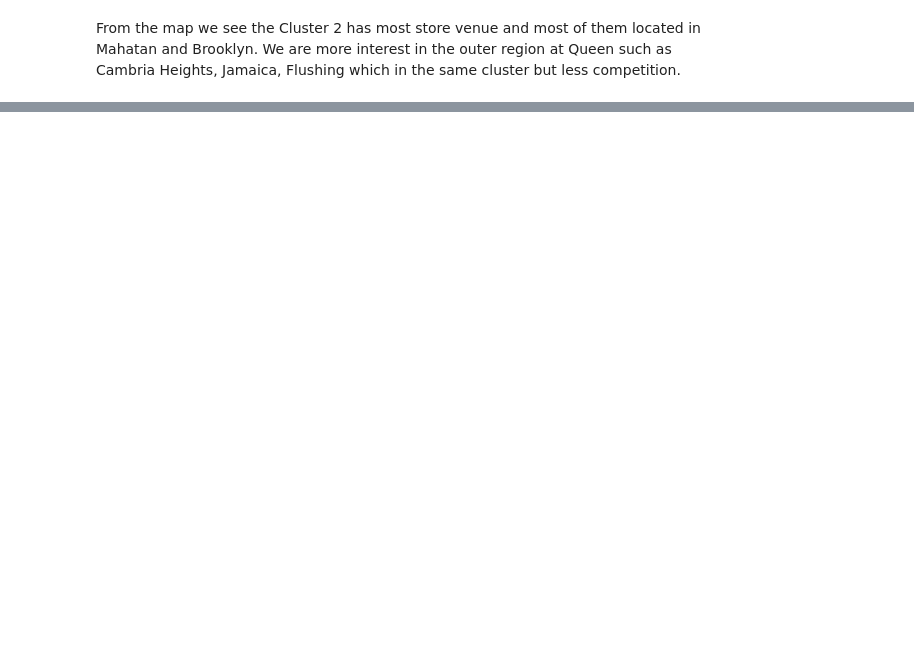
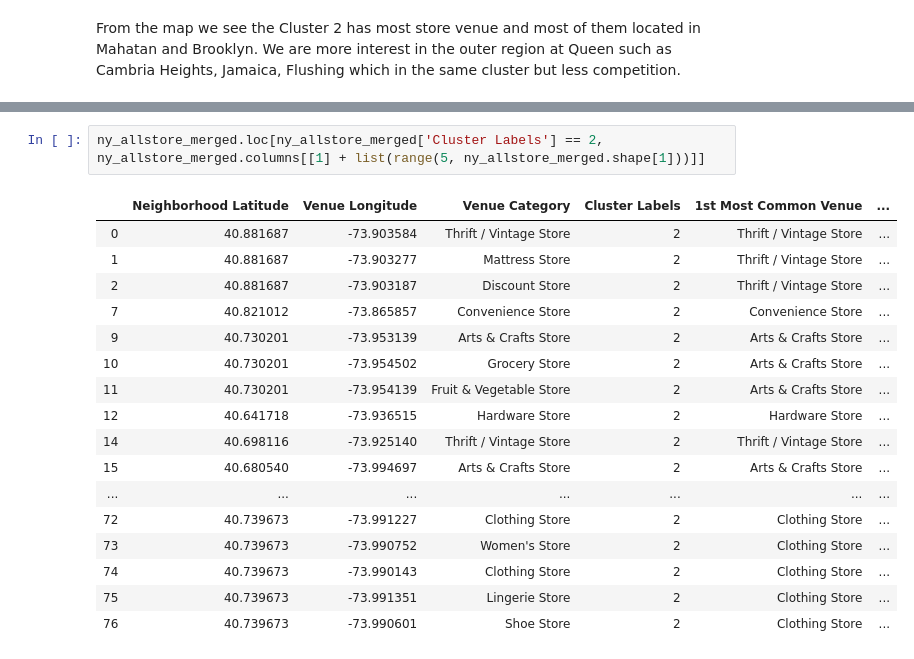
Before and after one commit to Quan-Dang-PM/Coursera_Capstone, a Jupyter notebook: The Battle of Neighborhoods (Week 4).ipynb, the cells around one changed output, grey strips where cells are left out. Drawn from its saved outputs; the diff is of its cells as text; blank space fills up the shorter version.

```diff
--- a/The Battle of Neighborhoods (Week 4).ipynb
+++ b/The Battle of Neighborhoods (Week 4).ipynb
@@ -418,0 +433,20 @@ From the map we see the Cluster 2 has most store venue and most of them located
+# %%
+ny_allstore_merged.loc[ny_allstore_merged['Cluster Labels'] == 2, ny_allstore_merged.columns[[1] + list(range(5, ny_allstore_merged.shape[1]))]]
+# %% [output]
+|  | Neighborhood Latitude | Venue Longitude | Venue Category | Cluster Labels | 1st Most Common Venue | ... |
+| 0 | 40.881687 | -73.903584 | Thrift / Vintage Store | 2 | Thrift / Vintage Store | ... |
+| 1 | 40.881687 | -73.903277 | Mattress Store | 2 | Thrift / Vintage Store | ... |
+| 2 | 40.881687 | -73.903187 | Discount Store | 2 | Thrift / Vintage Store | ... |
+| 7 | 40.821012 | -73.865857 | Convenience Store | 2 | Convenience Store | ... |
+| 9 | 40.730201 | -73.953139 | Arts & Crafts Store | 2 | Arts & Crafts Store | ... |
+| 10 | 40.730201 | -73.954502 | Grocery Store | 2 | Arts & Crafts Store | ... |
+| 11 | 40.730201 | -73.954139 | Fruit & Vegetable Store | 2 | Arts & Crafts Store | ... |
+| 12 | 40.641718 | -73.936515 | Hardware Store | 2 | Hardware Store | ... |
+| 14 | 40.698116 | -73.925140 | Thrift / Vintage Store | 2 | Thrift / Vintage Store | ... |
+| 15 | 40.680540 | -73.994697 | Arts & Crafts Store | 2 | Arts & Crafts Store | ... |
+| ... | ... | ... | ... | ... | ... | ... |
+| 72 | 40.739673 | -73.991227 | Clothing Store | 2 | Clothing Store | ... |
+| 73 | 40.739673 | -73.990752 | Women's Store | 2 | Clothing Store | ... |
+| 74 | 40.739673 | -73.990143 | Clothing Store | 2 | Clothing Store | ... |
+| 75 | 40.739673 | -73.991351 | Lingerie Store | 2 | Clothing Store | ... |
+| 76 | 40.739673 | -73.990601 | Shoe Store | 2 | Clothing Store | ... |
```
Also changed, not shown: parts of 5 cells of this notebook, 2 other files.
